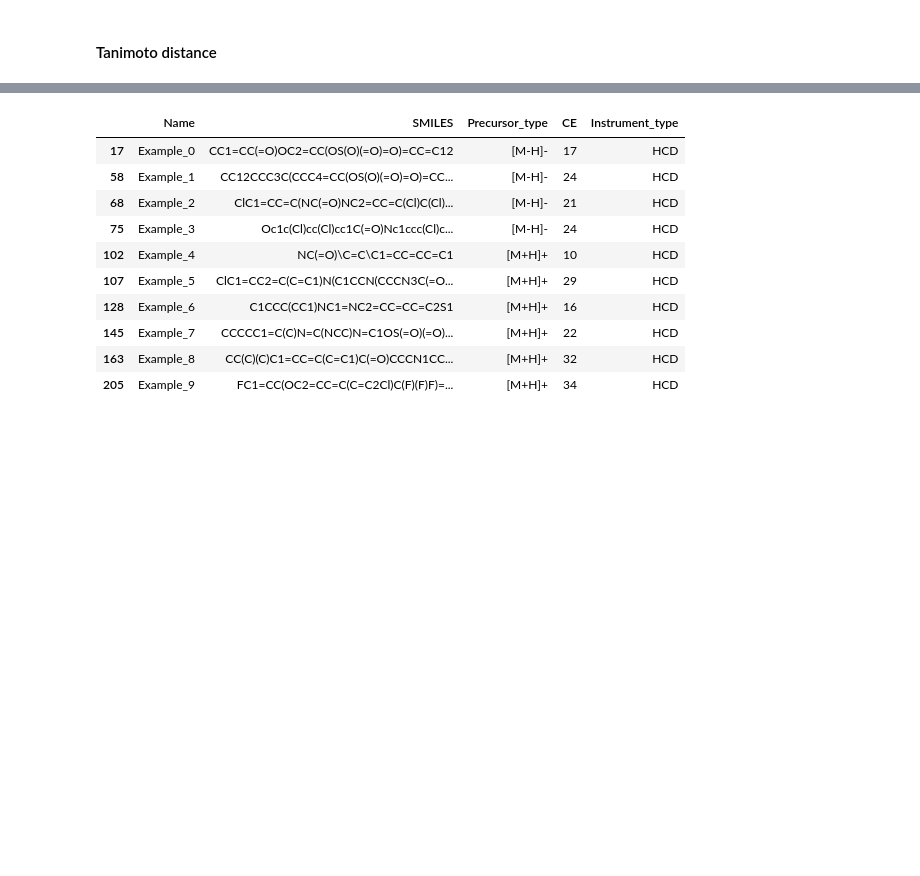
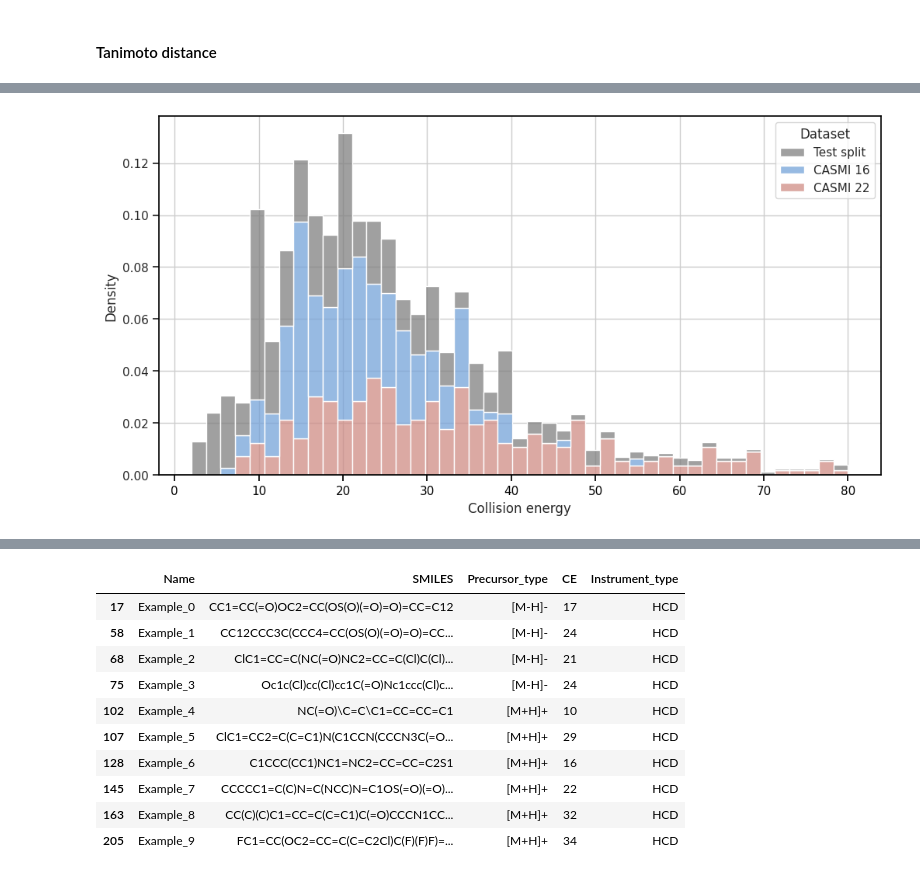
Before and after one commit to BAMeScience/fiora, a Jupyter notebook: notebooks/test_model.ipynb, the cells around one changed output, grey strips where cells are left out. Drawn from its saved outputs; the diff is of its cells as text; code cells hidden in the pictures; blank space fills up the shorter version.

```diff
--- a/notebooks/test_model.ipynb
+++ b/notebooks/test_model.ipynb
@@ -703,0 +793,14 @@ sns.histplot(data= df_cas, x="spectral_sqrt_cosine")
+# %%
+# Load coverage into dataframe
+df_test["coverage"] = df_test["Metabolite"].apply(lambda x: x.match_stats["coverage"])
+df_cas["coverage"] = df_cas["Metabolite"].apply(lambda x: x.match_stats["coverage"])
+df_cas22["coverage"] = df_cas22["Metabolite"].apply(lambda x: x.match_stats["coverage"])
+# %%
+CAT = pd.concat([df_test, df_cas, df_cas22])
+fig, ax = plt.subplots(1, 1, figsize=(12, 6))
+set_light_theme()
+sns.histplot(ax=ax, data=CAT, x="CE", hue="Dataset", multiple="stack", palette=tri_palette, stat="density", common_norm=False, kde=False)
+plt.xlabel("Collision energy")
+plt.show()
+# %% [output]
+[figure, added]
```
Also changed, not shown: parts of 17 cells of this notebook, 2 other files.
